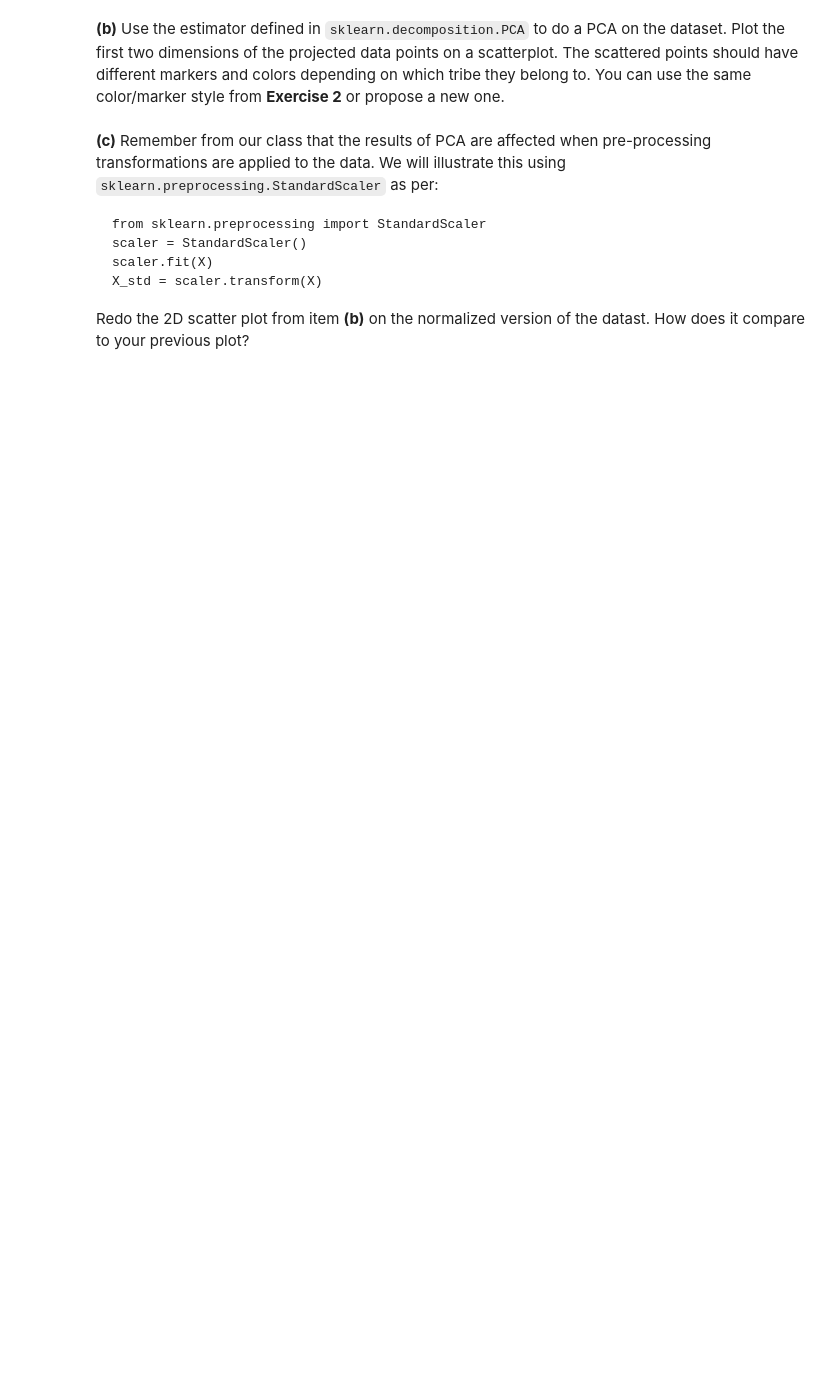
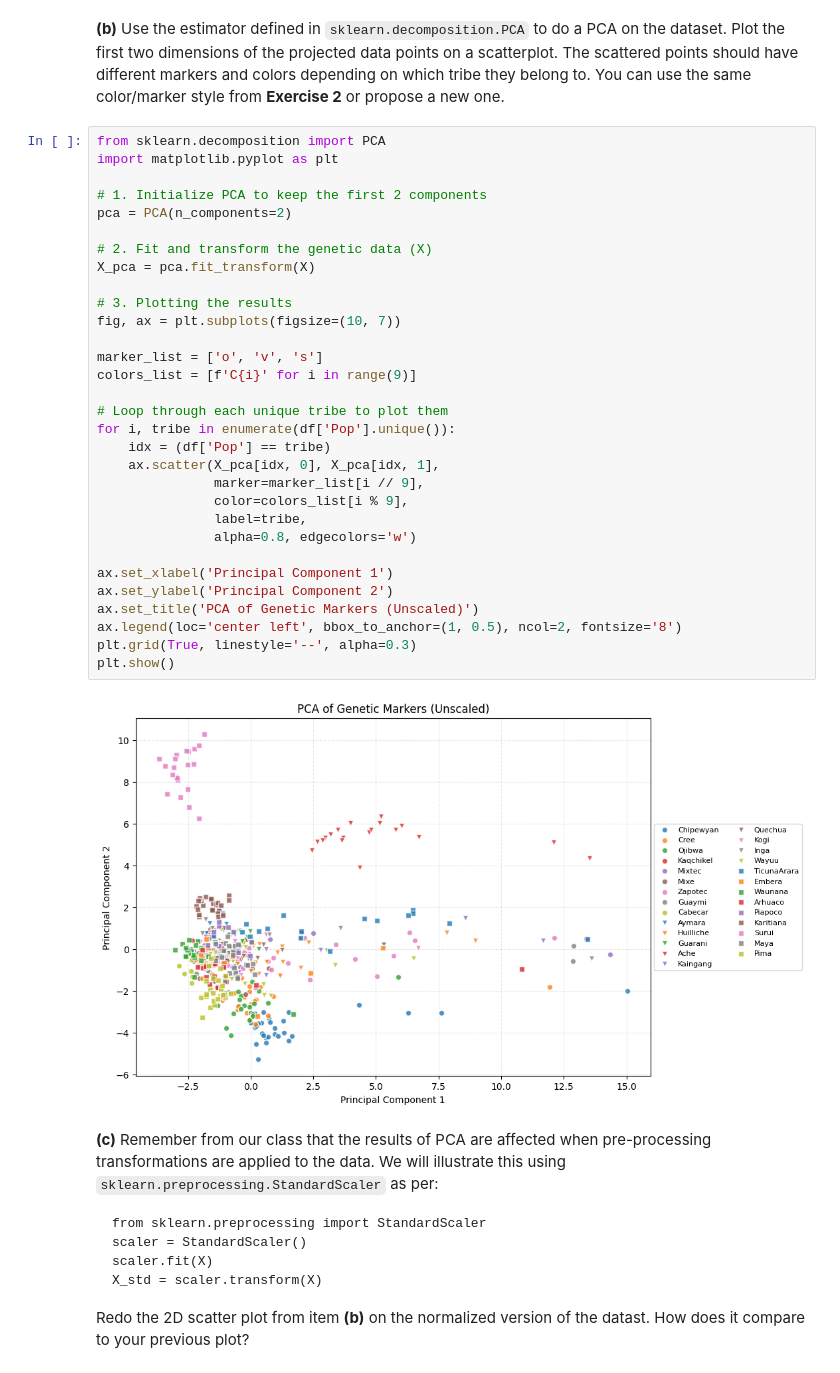
Before and after one commit to Macxsime/ISLA-reports-group32, a Jupyter notebook: TP2/TP2.ipynb, the cells around one changed output. Drawn from its saved outputs; the diff is of its cells as text; blank space fills up the shorter version.

````diff
--- a/TP2/TP2.ipynb
+++ b/TP2/TP2.ipynb
@@ -152,5 +224,38 @@ You should not run into errors now, since `sklearn` also uses `lstsq` to solve t
 # %% [markdown]
 **(b)** Use the estimator defined in `sklearn.decomposition.PCA` to do a PCA on the dataset. Plot the first two dimensions of the projected data points on a scatterplot. The scattered points should have different markers and colors depending on which tribe they belong to. You can use the same color/marker style from **Exercise 2** or propose a new one.
+# %%
+from sklearn.decomposition import PCA
+import matplotlib.pyplot as plt
+
+# 1. Initialize PCA to keep the first 2 components
+pca = PCA(n_components=2)
+
+# 2. Fit and transform the genetic data (X)
+X_pca = pca.fit_transform(X)
+
+# 3. Plotting the results
+fig, ax = plt.subplots(figsize=(10, 7))
+
+marker_list = ['o', 'v', 's']
+colors_list = [f'C{i}' for i in range(9)]
+
+# Loop through each unique tribe to plot them
+for i, tribe in enumerate(df['Pop'].unique()):
+    idx = (df['Pop'] == tribe)
+    ax.scatter(X_pca[idx, 0], X_pca[idx, 1],
+               marker=marker_list[i // 9],
+               color=colors_list[i % 9],
+               label=tribe,
+               alpha=0.8, edgecolors='w')
+
+ax.set_xlabel('Principal Component 1')
+ax.set_ylabel('Principal Component 2')
+ax.set_title('PCA of Genetic Markers (Unscaled)')
+ax.legend(loc='center left', bbox_to_anchor=(1, 0.5), ncol=2, fontsize='8')
+plt.grid(True, linestyle='--', alpha=0.3)
+plt.show()
+# %% [output]
+[figure, added]
 # %% [markdown]
 **(c)** Remember from our class that the results of PCA are affected when pre-processing transformations are applied to the data. We will illustrate this using `sklearn.preprocessing.StandardScaler` as per:
 ```
````
Also changed, not shown: parts of 14 cells of this notebook.
